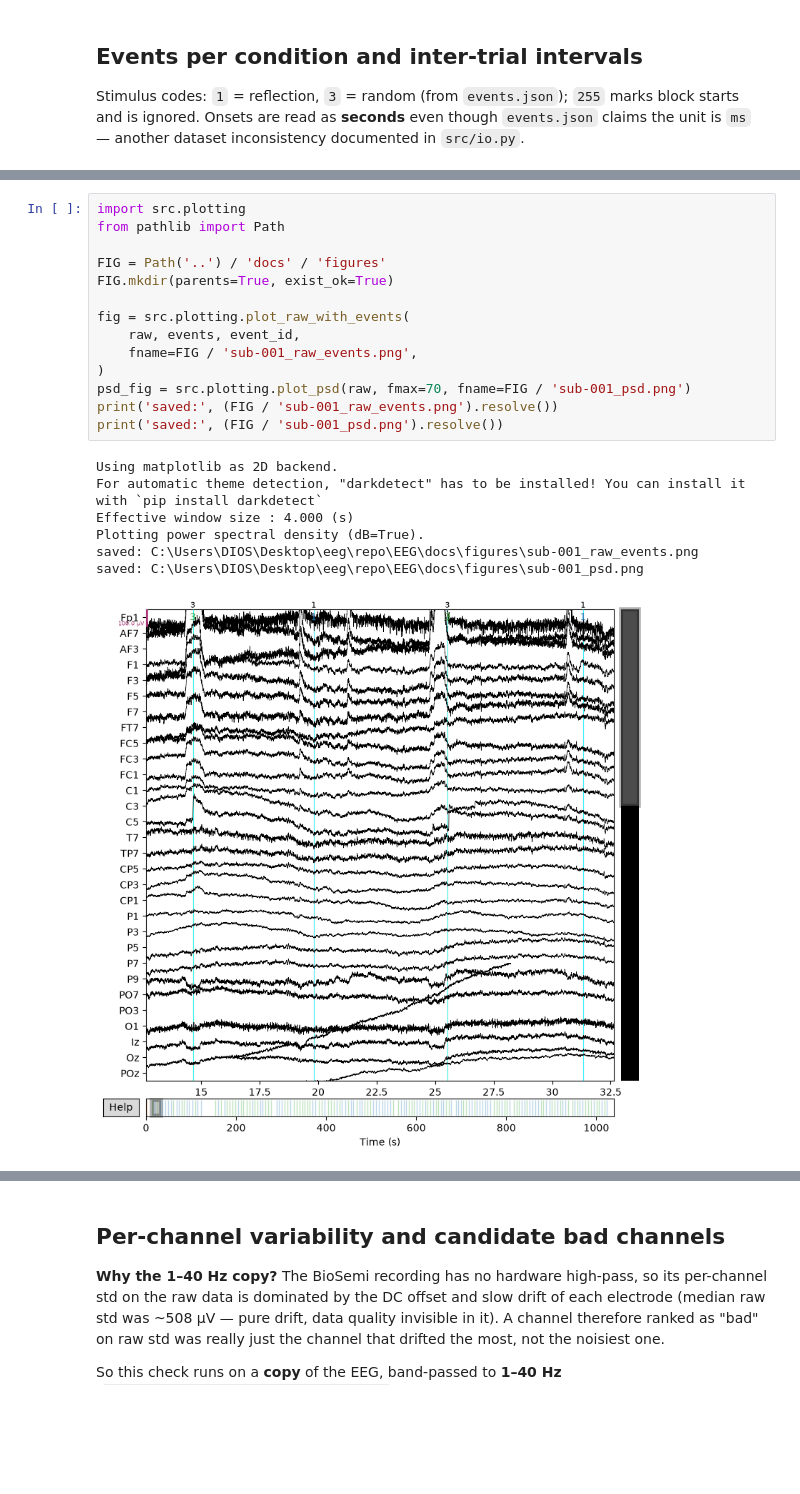
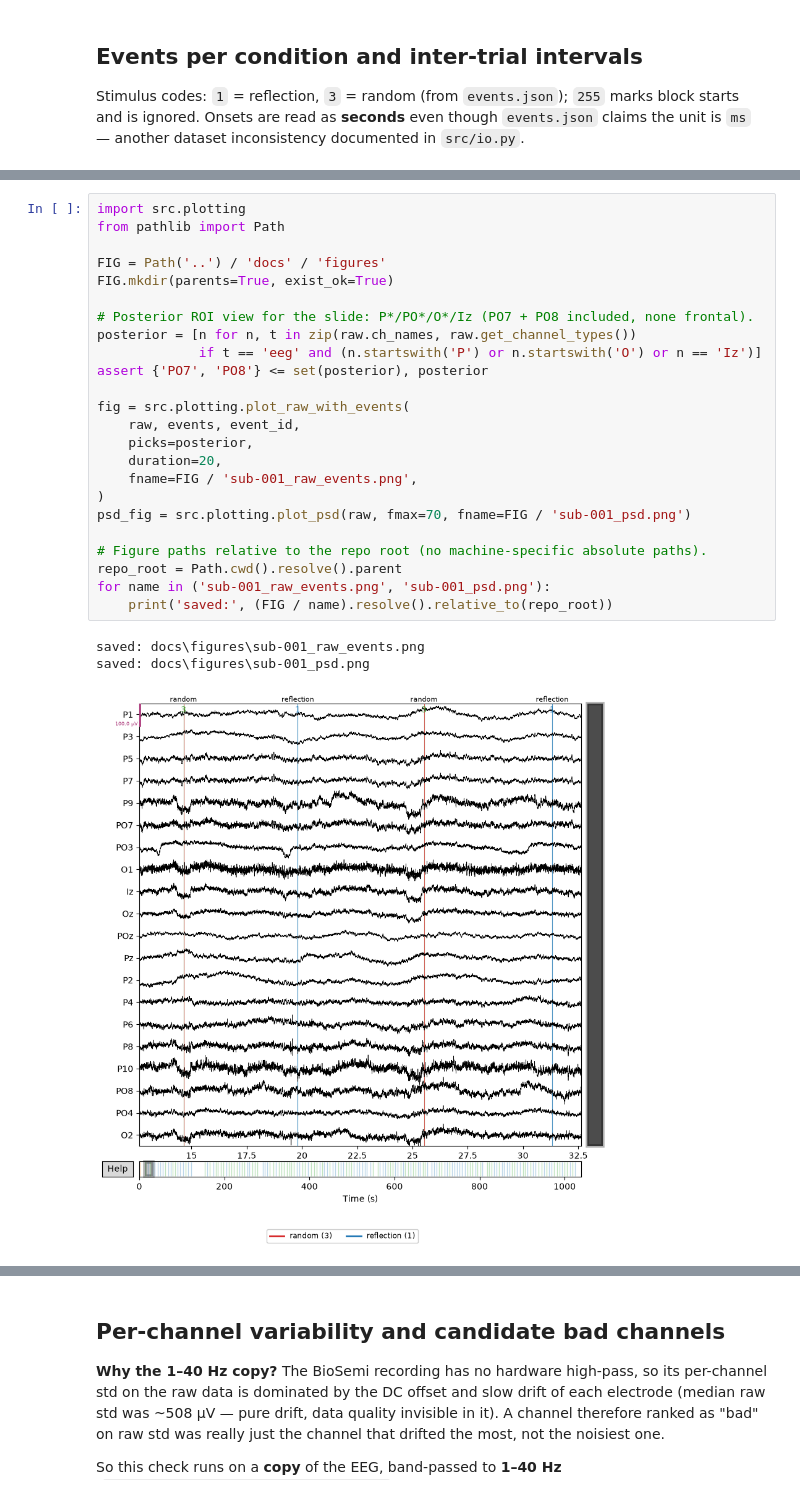
Before and after one commit to dogukangundemir/EEG, a Jupyter notebook: notebooks/01_explore.ipynb, the cells around one changed output, grey strips where cells are left out. Cells and saved outputs as stored; diff of their text form; blank space fills up the shorter version.

```diff
--- a/notebooks/01_explore.ipynb
+++ b/notebooks/01_explore.ipynb
@@ -114,22 +138,28 @@ and `sub-001_psd.png`.
 # %%
 import src.plotting
 from pathlib import Path
 
 FIG = Path('..') / 'docs' / 'figures'
 FIG.mkdir(parents=True, exist_ok=True)
 
+# Posterior ROI view for the slide: P*/PO*/O*/Iz (PO7 + PO8 included, none frontal).
+posterior = [n for n, t in zip(raw.ch_names, raw.get_channel_types())
+             if t == 'eeg' and (n.startswith('P') or n.startswith('O') or n == 'Iz')]
+assert {'PO7', 'PO8'} <= set(posterior), posterior
+
 fig = src.plotting.plot_raw_with_events(
     raw, events, event_id,
+    picks=posterior,
+    duration=20,
     fname=FIG / 'sub-001_raw_events.png',
 )
 psd_fig = src.plotting.plot_psd(raw, fmax=70, fname=FIG / 'sub-001_psd.png')
-print('saved:', (FIG / 'sub-001_raw_events.png').resolve())
-print('saved:', (FIG / 'sub-001_psd.png').resolve())
+
+# Figure paths relative to the repo root (no machine-specific absolute paths).
+repo_root = Path.cwd().resolve().parent
+for name in ('sub-001_raw_events.png', 'sub-001_psd.png'):
+    print('saved:', (FIG / name).resolve().relative_to(repo_root))
 # %% [output]
-Using matplotlib as 2D backend.
-For automatic theme detection, "darkdetect" has to be installed! You can install it with `pip install darkdetect`
-Effective window size : 4.000 (s)
-Plotting power spectral density (dB=True).
-saved: C:\Users\DIOS\Desktop\eeg\repo\EEG\docs\figures\sub-001_raw_events.png
-saved: C:\Users\DIOS\Desktop\eeg\repo\EEG\docs\figures\sub-001_psd.png
+saved: docs\figures\sub-001_raw_events.png
+saved: docs\figures\sub-001_psd.png
-[figure, old version]
+[figure, new version]
```
Also changed, not shown: parts of 10 cells of this notebook, 4 other files.
